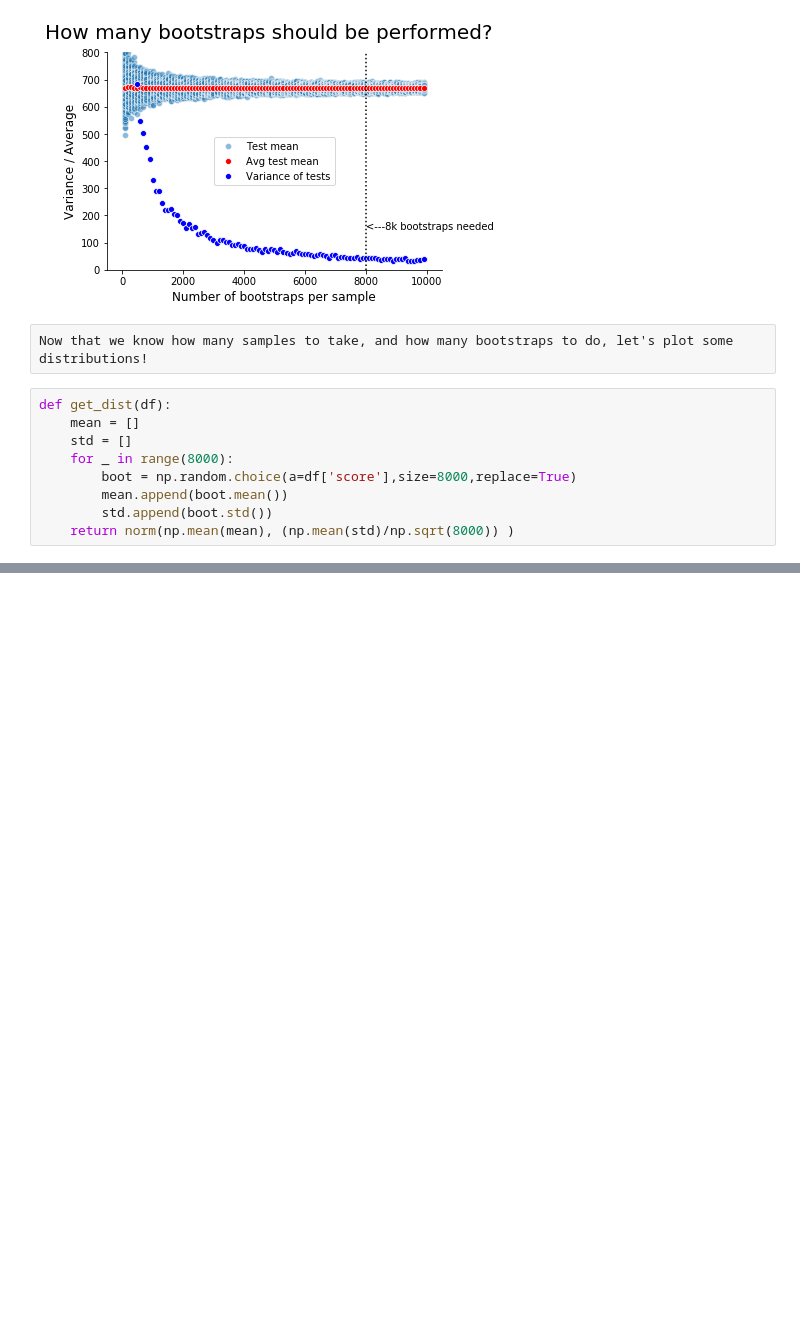
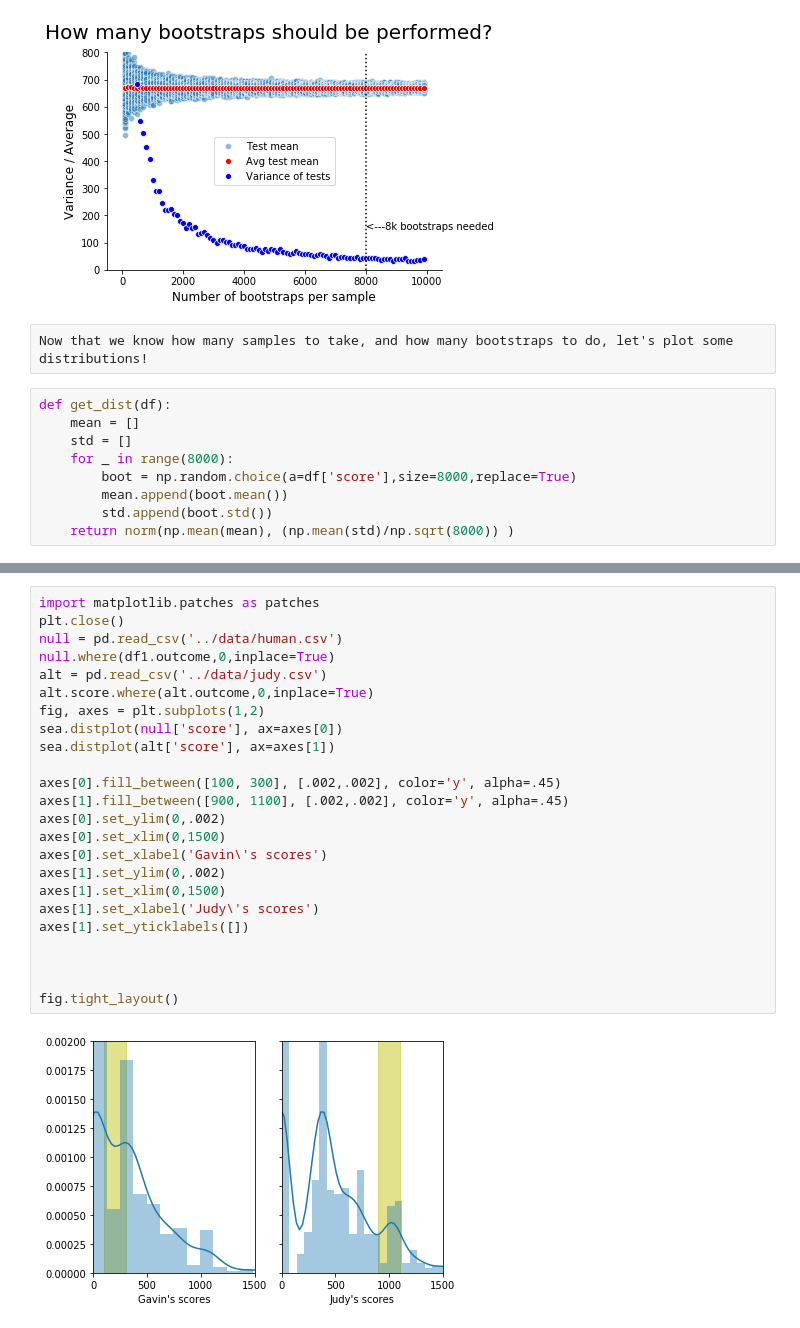
Before and after one commit to gavinraym/Boxcar, a Jupyter notebook: eda/EDA.ipynb, the cells around one changed output, grey strips where cells are left out. Saved outputs shown, nothing was run; the diff lists cells and outputs as text; blank space fills up the shorter version.

```diff
--- a/eda/EDA.ipynb
+++ b/eda/EDA.ipynb
@@ -127,0 +129,26 @@ fig.suptitle('Distributions of VPs', fontsize=20)
+# %%
+import matplotlib.patches as patches
+plt.close()
+null = pd.read_csv('../data/human.csv')
+null.where(df1.outcome,0,inplace=True)
+alt = pd.read_csv('../data/judy.csv')
+alt.score.where(alt.outcome,0,inplace=True)
+fig, axes = plt.subplots(1,2)
+sea.distplot(null['score'], ax=axes[0])
+sea.distplot(alt['score'], ax=axes[1])
+
+axes[0].fill_between([100, 300], [.002,.002], color='y', alpha=.45)
+axes[1].fill_between([900, 1100], [.002,.002], color='y', alpha=.45)
+axes[0].set_ylim(0,.002)
+axes[0].set_xlim(0,1500)
+axes[0].set_xlabel('Gavin\'s scores')
+axes[1].set_ylim(0,.002)
+axes[1].set_xlim(0,1500)
+axes[1].set_xlabel('Judy\'s scores')
+axes[1].set_yticklabels([])
+
+
+
+fig.tight_layout()
+# %% [output]
+[figure, added]
```
Also changed, not shown: parts of 8 cells of this notebook, 8 other files.
